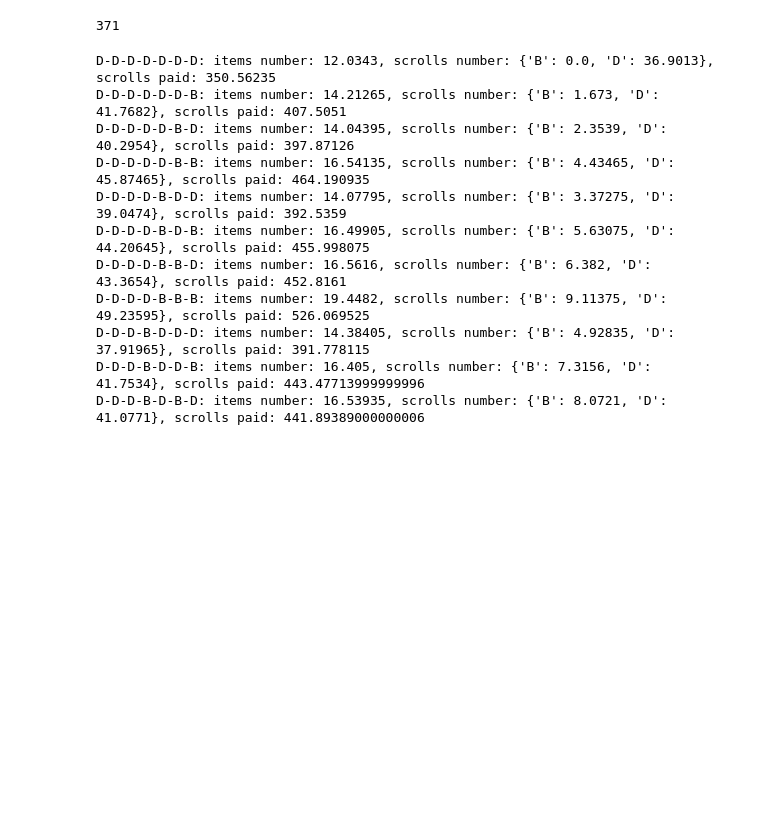
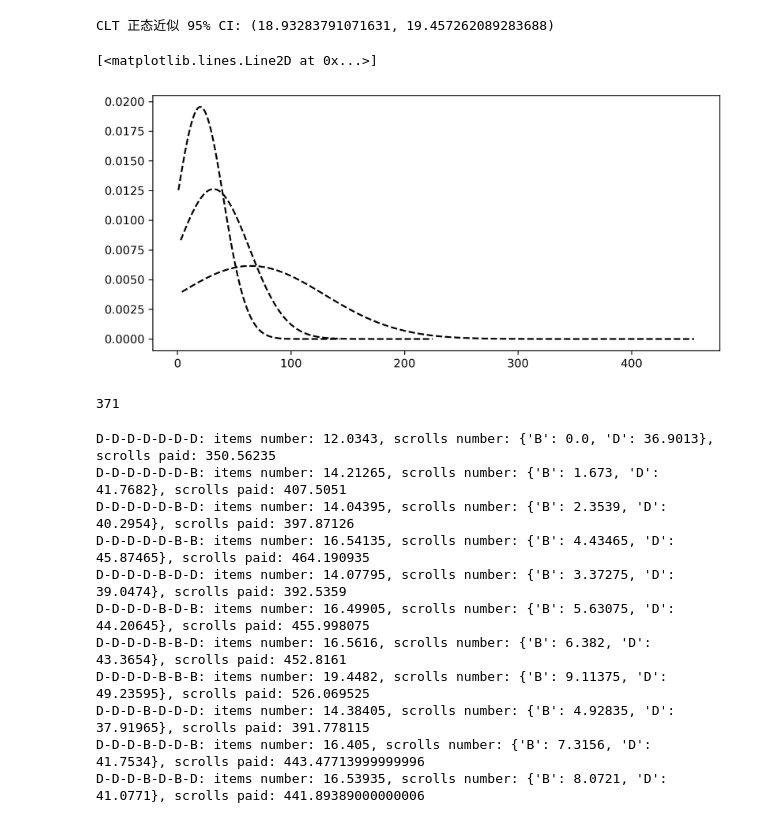
Before and after one commit to Jianshu-L/MapleStory, a Jupyter notebook: Untitled-2.ipynb, the cells around one changed output. Saved outputs shown, nothing was run; the diff lists cells and outputs as text; code cells hidden in the pictures; blank space fills up the shorter version.

```diff
--- a/Untitled-2.ipynb
+++ b/Untitled-2.ipynb
@@ -219,3 +316,43 @@ res1['item_attacks_all'][0]
+# %%
+import numpy as np
+from scipy.stats import norm
+
+# x: ndarray, shape (20000,)
+x = np.array(x_list)
+n = x.size
+xbar = x.mean()
+s = x.std(ddof=1)                      # 样本标准差
+se = s / np.sqrt(n)
+z = norm.ppf(0.975)                    # 1.96
+ci_clt = (xbar - z * se, xbar + z * se)
+
+print("CLT 正态近似 95% CI:", ci_clt)
+# %% [output]
+CLT 正态近似 95% CI: (18.93283791071631, 19.457262089283688)
+# %%
+from scipy.stats import norm
+from plot import create_figure
+
+fig, axs = create_figure(1,3)
+
+ax1 = fig.add_subplot(axs[0])
+x = res1['items_distribution']
+mu, sigma = np.mean(x), np.std(x, ddof=1)
+xx = np.linspace(np.min(x), np.max(x), 400)
+ax1.plot(xx, norm.pdf(xx, mu, sigma), 'k--', label=f'Normal fit μ={mu:.2f}, σ={sigma:.2f}')
+
+x = [i['B'] for i in res1['scrolls_distribution_by_type']]
+mu, sigma = np.mean(x), np.std(x, ddof=1)
+xx = np.linspace(np.min(x), np.max(x), 400)
+ax1.plot(xx, norm.pdf(xx, mu, sigma), 'k--', label=f'Normal fit μ={mu:.2f}, σ={sigma:.2f}')
+
+x = [i['D'] for i in res1['scrolls_distribution_by_type']]
+mu, sigma = np.mean(x), np.std(x, ddof=1)
+xx = np.linspace(np.min(x), np.max(x), 400)
+ax1.plot(xx, norm.pdf(xx, mu, sigma), 'k--', label=f'Normal fit μ={mu:.2f}, σ={sigma:.2f}')
+# %% [output]
+[<matplotlib.lines.Line2D at 0x...>]
+[figure, added]
 # %%
 scroll_list = ["D", "D", "D", "D", "B", "B", "B"]
 
```
Also changed, not shown: parts of 21 cells of this notebook, 3 other files.
